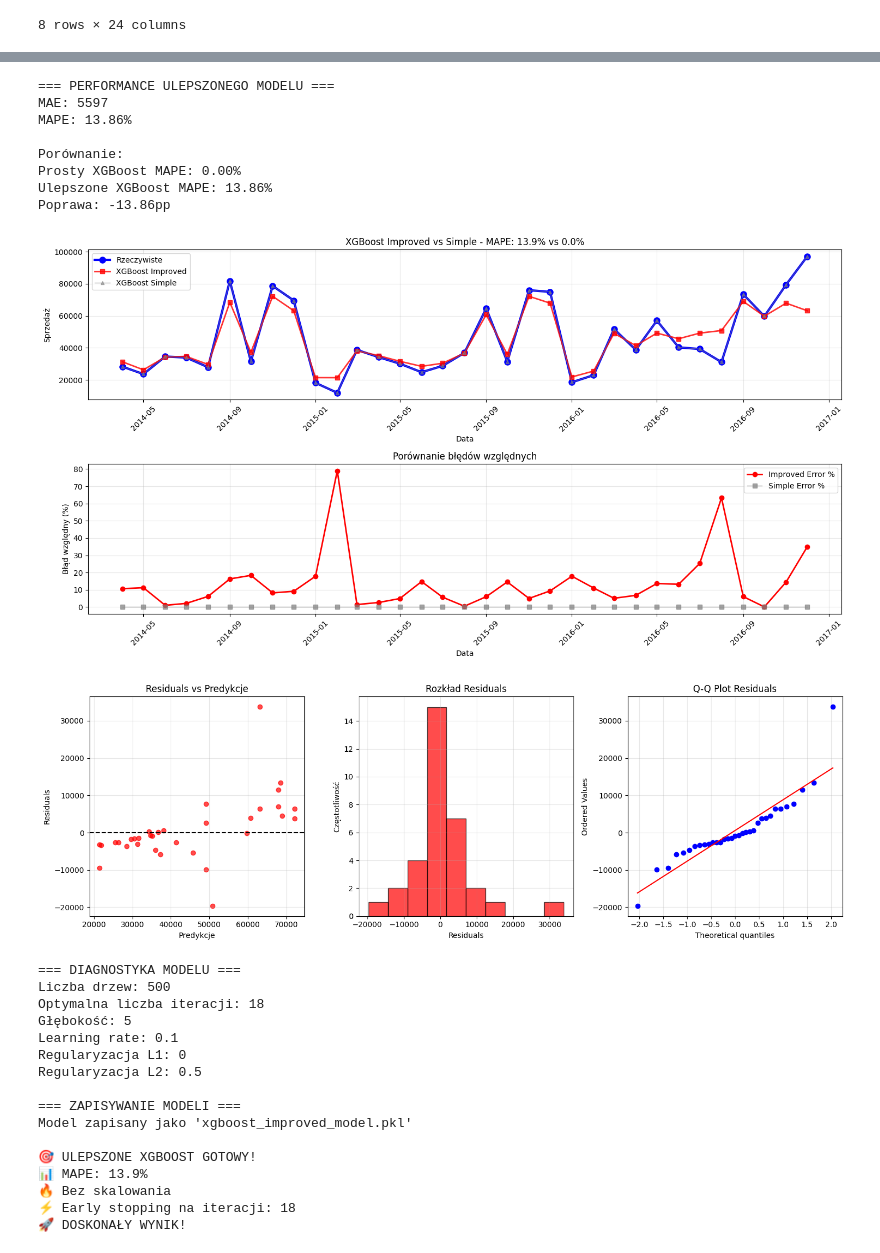
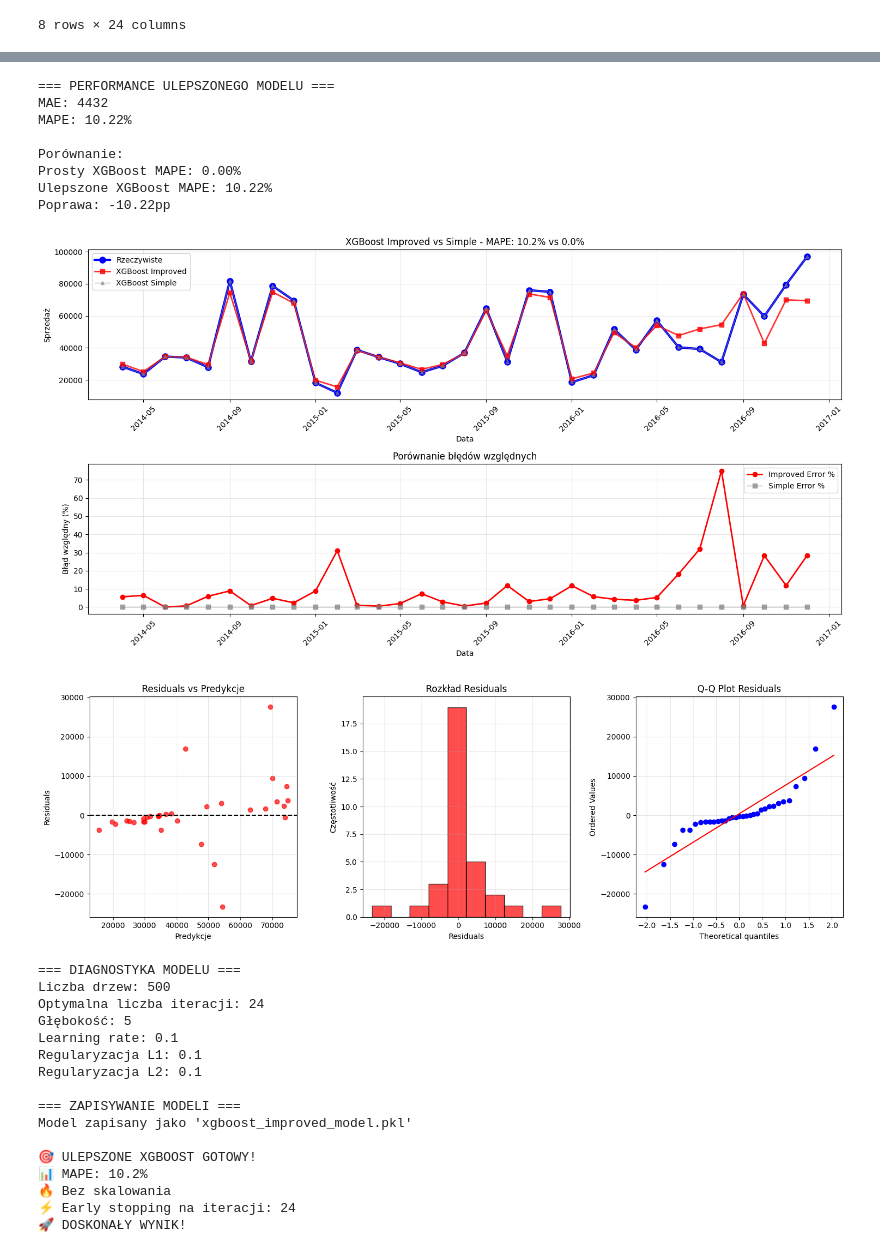
Before and after one commit to Matela7/forecasting_sales, a Jupyter notebook: xgboost.ipynb, the cells around one changed output, grey strips where cells are left out. Cells and saved outputs as stored; diff of their text form; code cells hidden in the pictures.

```diff
--- a/xgboost.ipynb
+++ b/xgboost.ipynb
@@ -162,11 +162,19 @@ monthly_sales.describe()
 # %%
 from sklearn.metrics import mean_absolute_error, mean_absolute_percentage_error
 
+# Add one-hot encoded month columns if not present
+for m in range(1, 13):
+    col = f'month_{m}'
+    if col not in monthly_sales.columns:
+        monthly_sales[col] = (monthly_sales['Month'] == m).astype(int)
+
 # Define features and target variable
-features = ['Month', 'Year', 'is_december', 'is_january', 'is_q4', 'is_q1',
-           'lag_1', 'lag_2', 'lag_3','time_trend',
-            'rolling_mean_6', 'rolling_mean_12', 'month_sin', 'month_cos', "is_holiday_month","is_may",
-           'is_thanksgiving_month','is_july4_month']
+features = [
+    'Month', 'Year', 'is_december', 'is_january', 'is_q4', 'is_q1',
+    'lag_1', 'lag_2', 'lag_3', 'time_trend',
+    'month_sin', 'month_cos', "is_holiday_month", "is_may",
+    'is_thanksgiving_month', 'is_july4_month'
+] + [f'month_{m}' for m in range(1, 13)]
 
 # Create feature matrix X and target vector y
 X = monthly_sales[features]
@@ -249,9 +257,7 @@ xgb_quick_params = {
 }
 
 print("Uruchamiam GridSearch z ulepszonymi parametrami...")
-sample_weights = np.ones(len(y))
-december_mask = monthly_sales['Month'] == 12
-sample_weights[december_mask] = 3.0  # 3x więcej wagi dla grudnia
+
 
 # GridSearch z większą liczbą foldów
 tscv = TimeSeriesSplit(n_splits=5)  # Więcej foldów
@@ -506,28 +512,28 @@ is_july4_month      : 0.0042
 === PERFORMANCE ULEPSZONEGO MODELU ===
-MAE: 5597
-MAPE: 13.86%
+MAE: 4432
+MAPE: 10.22%
 
 Porównanie:
 Prosty XGBoost MAPE: 0.00%
-Ulepszone XGBoost MAPE: 13.86%
-Poprawa: -13.86pp
+Ulepszone XGBoost MAPE: 10.22%
+Poprawa: -10.22pp
-[figure, old version]
+[figure, new version]
-[figure, old version]
+[figure, new version]
 === DIAGNOSTYKA MODELU ===
 Liczba drzew: 500
-Optymalna liczba iteracji: 18
+Optymalna liczba iteracji: 24
 Głębokość: 5
 Learning rate: 0.1
-Regularyzacja L1: 0
-Regularyzacja L2: 0.5
+Regularyzacja L1: 0.1
+Regularyzacja L2: 0.1
 
 === ZAPISYWANIE MODELI ===
 Model zapisany jako 'xgboost_improved_model.pkl'
 
 🎯 ULEPSZONE XGBOOST GOTOWY!
-📊 MAPE: 13.9%
+📊 MAPE: 10.2%
 🔥 Bez skalowania
-⚡ Early stopping na iteracji: 18
+⚡ Early stopping na iteracji: 24
 🚀 DOSKONAŁY WYNIK!
 # %%
 # TESTOWANIE ULEPSZONEGO XGBOOST NA ROKU 2016
```
Also changed, not shown: parts of 6 cells of this notebook, 6 other files.
